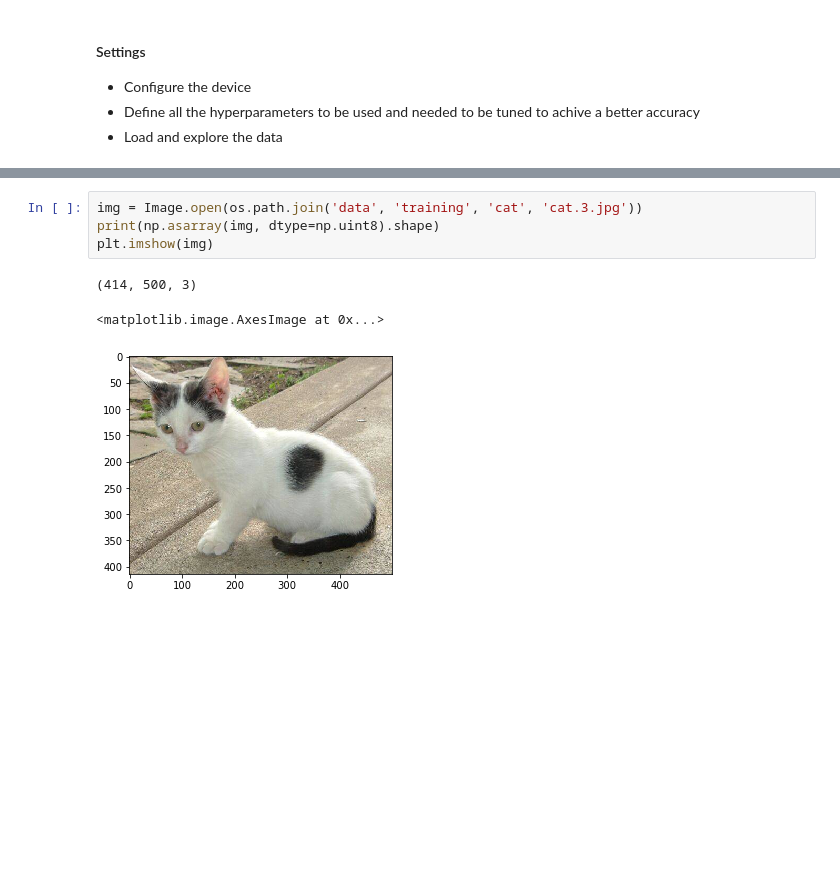
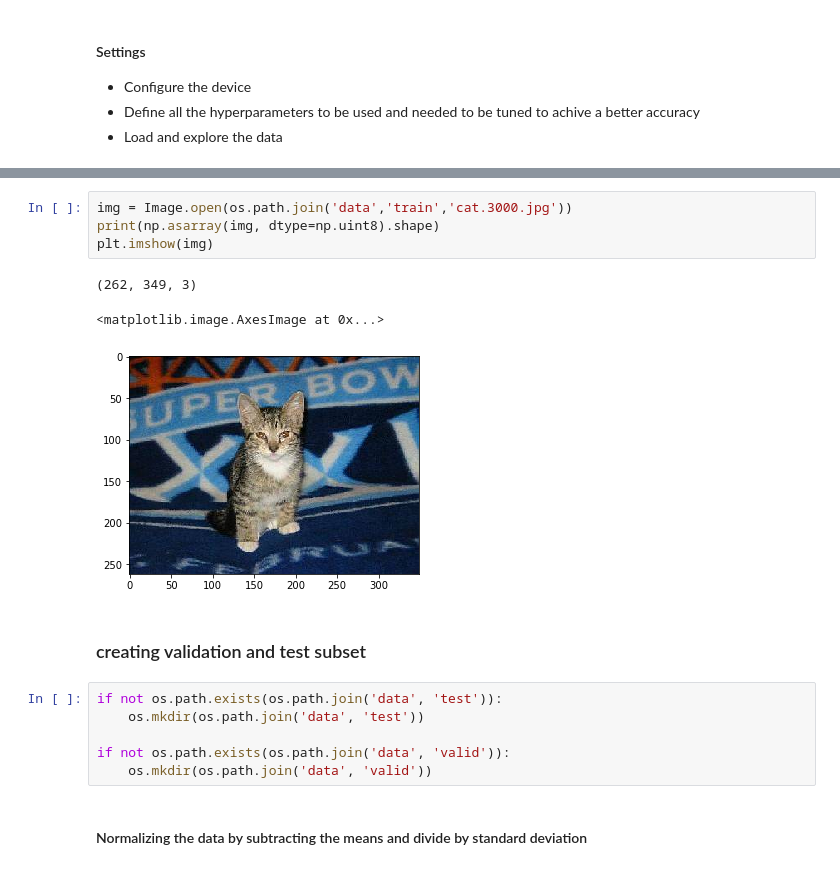
Before and after one commit to Harphies/AI, a Jupyter notebook: pytorch/cnn/VGG-dog classifier/VGG16DogvsCatClassifier.ipynb, the cells around one changed output, grey strips where cells are left out. Drawn from its saved outputs; the diff is of its cells as text; blank space fills up the shorter version.

```diff
--- a/pytorch/cnn/VGG-dog classifier/VGG16DogvsCatClassifier.ipynb
+++ b/pytorch/cnn/VGG-dog classifier/VGG16DogvsCatClassifier.ipynb
@@ -53,8 +67,18 @@ Training set dogs: 0
 # %%
-img = Image.open(os.path.join('data', 'training', 'cat', 'cat.3.jpg'))
+img = Image.open(os.path.join('data','train','cat.3000.jpg'))
 print(np.asarray(img, dtype=np.uint8).shape)
 plt.imshow(img)
 # %% [output]
-(414, 500, 3)
+(262, 349, 3)
 <matplotlib.image.AxesImage at 0x...>
-[figure, old version]
+[figure, new version]
+# %% [markdown]
+### creating validation and test subset
+# %%
+if not os.path.exists(os.path.join('data', 'test')):
+    os.mkdir(os.path.join('data', 'test'))
+
+if not os.path.exists(os.path.join('data', 'valid')):
+    os.mkdir(os.path.join('data', 'valid'))
+# %% [markdown]
+#### Normalizing the data by subtracting the means and divide by standard deviation
```
Also changed, not shown: parts of 15 cells of this notebook.
